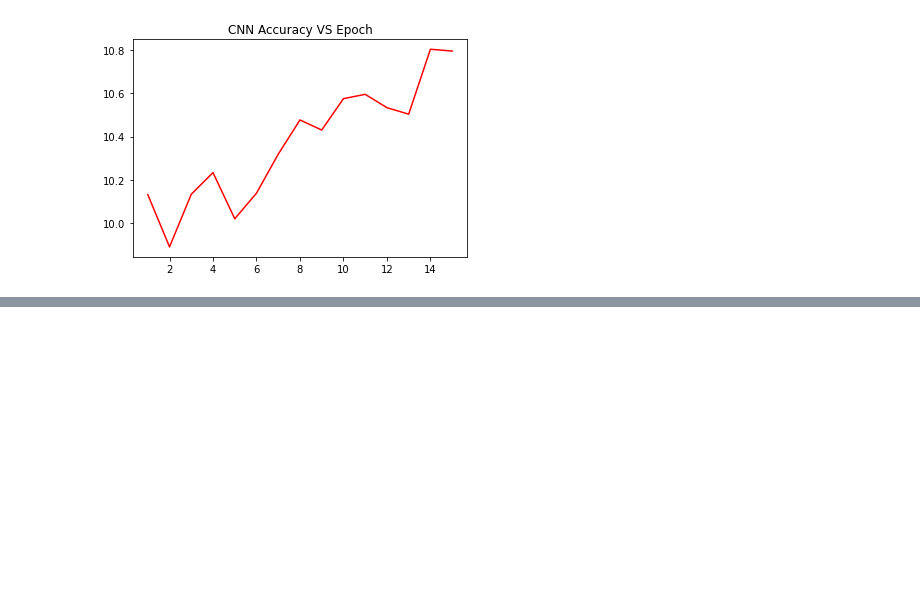
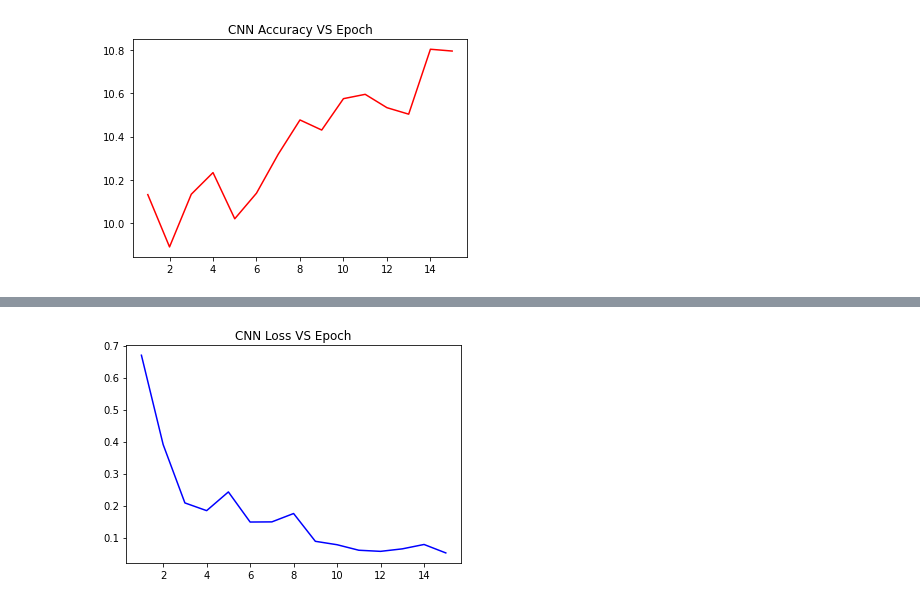
Before and after one commit to DineshchandarR/CPSC-8430-Deep-Learning-001, a Jupyter notebook: HW1/HW1.1_RandomMinist.ipynb, the cells around one changed output, grey strips where cells are left out. Saved outputs shown, nothing was run; the diff lists cells and outputs as text; code cells hidden in the pictures; blank space fills up the shorter version.

```diff
--- a/HW1/HW1.1_RandomMinist.ipynb
+++ b/HW1/HW1.1_RandomMinist.ipynb
@@ -497,0 +261,35 @@ plt.show()
+# %%
+class CNN2(nn.Module):
+    def __init__(self,):
+        super(CNN2, self).__init__()
+        self.conv1 = nn.Conv2d(1, 10, kernel_size) #1st Convolution
+        self.pool = nn.MaxPool2d(2, 2)   #pool_size=2, strides=2
+        self.conv2 = nn.Conv2d(10, 20, kernel_size) #2nd Convolution
+        self.fc1 = nn.Linear(20*kernel_size*kernel_size, 50) #((I/P - Filter + 2*Pad)/Stride)+1
+        self.fc2 = nn.Linear(50,50)
+        self.fc3 = nn.Linear(50,40)
+        self.fc4 = nn.Linear(40,30)
+        self.fc5 = nn.Linear(30, 10)
+
+    def forward(self, x):
+        # -> n, 3, 32, 32
+        x = self.pool(F.relu(self.conv1(x)))
+        x = self.pool(F.relu(self.conv2(x)))
+        x = x.view(-1, 320)            #Flattening
+        x = F.relu(self.fc1(x))        #Fully Connected NN
+        x = F.relu(self.fc2(x))        #Fully Connected NN
+        x = F.relu(self.fc3(x))        #Fully Connected NN
+        x = F.relu(self.fc4(x))        #Fully Connected NN
+        #x = F.relu(self.fc5(x))        #Fully Connected NN
+        x = self.fc5(x)                #O/P Layer
+        return x
+# %%
+cnn2 = CNN2()
+loss_func = nn.CrossEntropyLoss()
+optimizer = torch.optim.Adam(cnn2.parameters(), lr=learning_rate, weight_decay = weight_decay_val)
+
+a=[]
+
+for i in cnn2.parameters():
+    a.append(torch.numel(i))
+print('Total no of parameters in Model 2:', np.sum(a),)
@@ -497,0 +298,2 @@ plt.show()
+# %%
+train_epoch2,train_losses2,train_acc2=testFunc(cnn2,max_epochs)
@@ -497,0 +318,7 @@ plt.show()
+# %%
+#plot
+plt.plot(train_epoch2,train_losses2,color="blue")
+plt.title('CNN Loss VS Epoch')
+plt.show()
+# %% [output]
+[figure, added]
```
Also changed, not shown: parts of 41 cells of this notebook.
